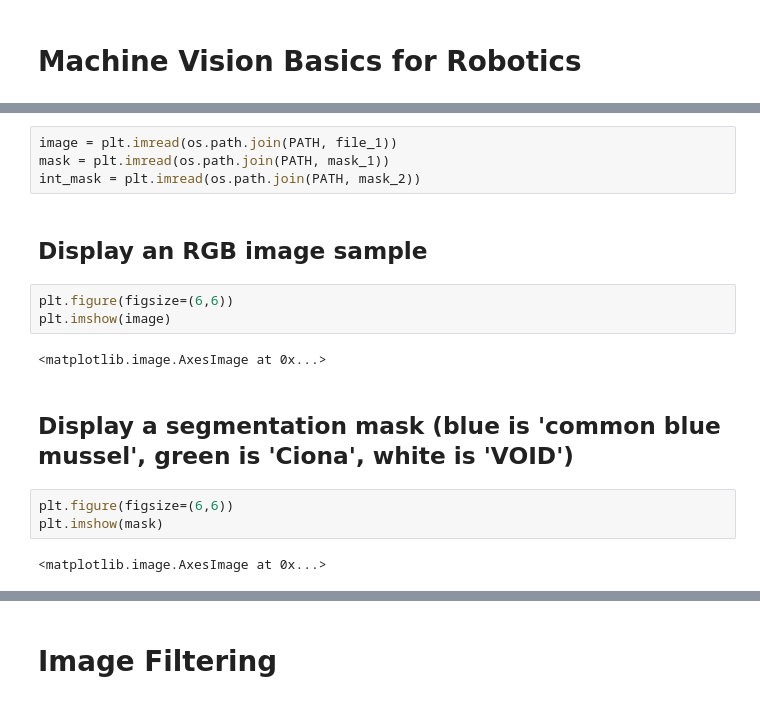
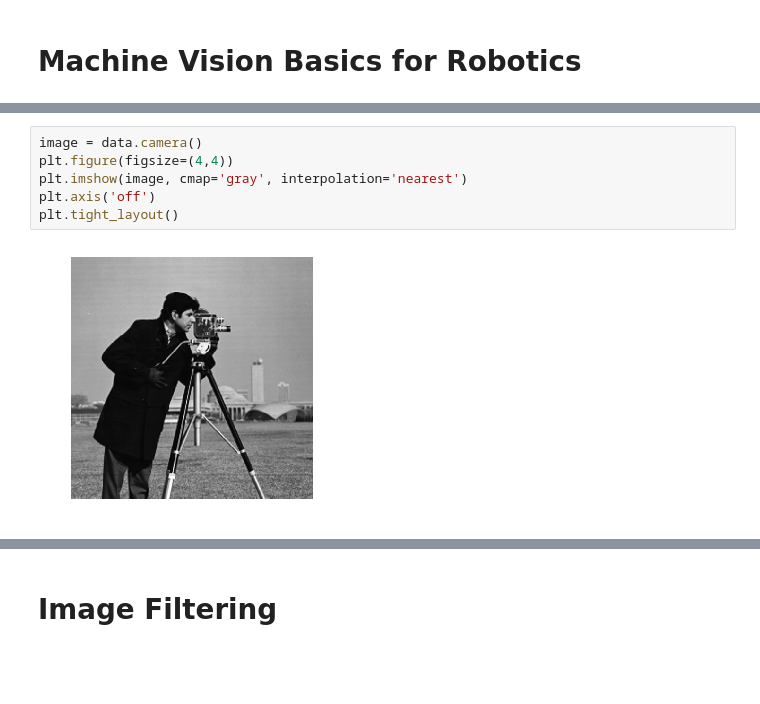
Before and after one commit to AngusG/machine-vision-image-processing, a Jupyter notebook: ENGG4460_Robotics_MachineVisionBasics.ipynb, the cells around one changed output, grey strips where cells are left out. Drawn from its saved outputs; the diff is of its cells as text; blank space fills up the shorter version.

```diff
--- a/ENGG4460_Robotics_MachineVisionBasics.ipynb
+++ b/ENGG4460_Robotics_MachineVisionBasics.ipynb
@@ -14,18 +9,8 @@ PATH = './images/'
-# %%
-image = plt.imread(os.path.join(PATH, file_1))
-mask = plt.imread(os.path.join(PATH, mask_1))
-int_mask = plt.imread(os.path.join(PATH, mask_2))
-# %% [markdown]
-## Display an RGB image sample
-# %%
-plt.figure(figsize=(6,6))
-plt.imshow(image)
-# %% [output]
-<matplotlib.image.AxesImage at 0x...>
-# %% [markdown]
-## Display a segmentation mask (blue is 'common blue mussel', green is 'Ciona', white is 'VOID')
-# %%
-plt.figure(figsize=(6,6))
-plt.imshow(mask)
-# %% [output]
-<matplotlib.image.AxesImage at 0x...>
+# %%
+image = data.camera()
+plt.figure(figsize=(4,4))
+plt.imshow(image, cmap='gray', interpolation='nearest')
+plt.axis('off')
+plt.tight_layout()
+# %% [output]
+[figure, added]
```
Also changed, not shown: parts of 32 cells of this notebook.
